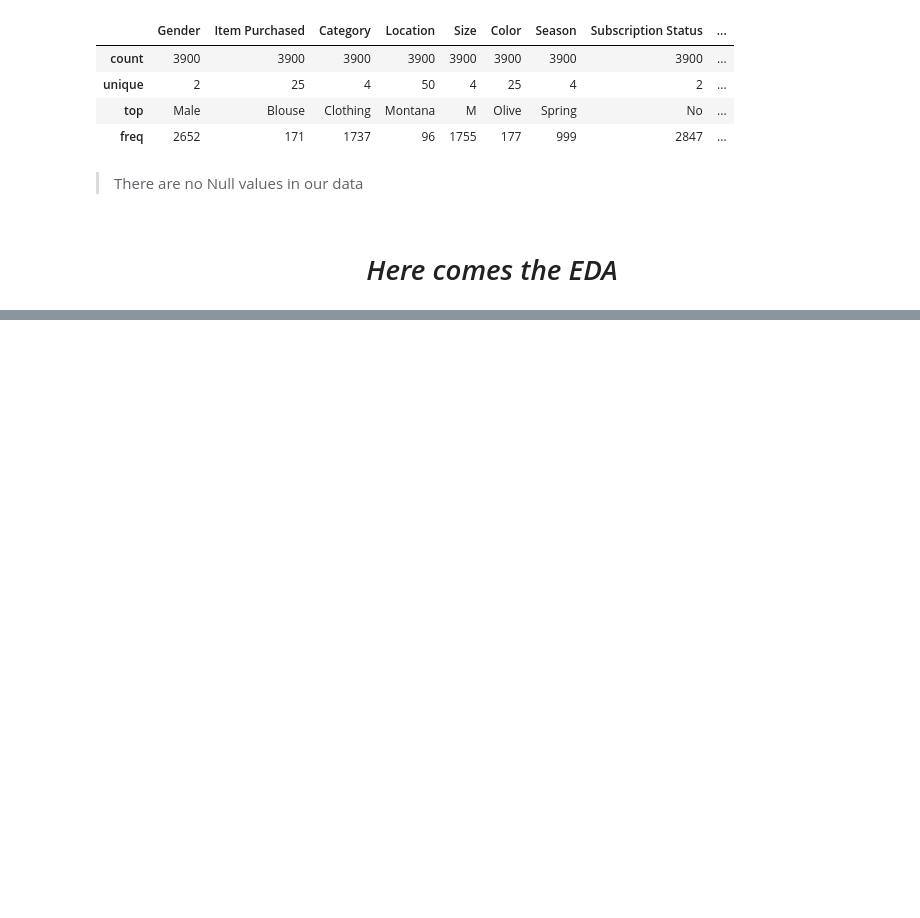
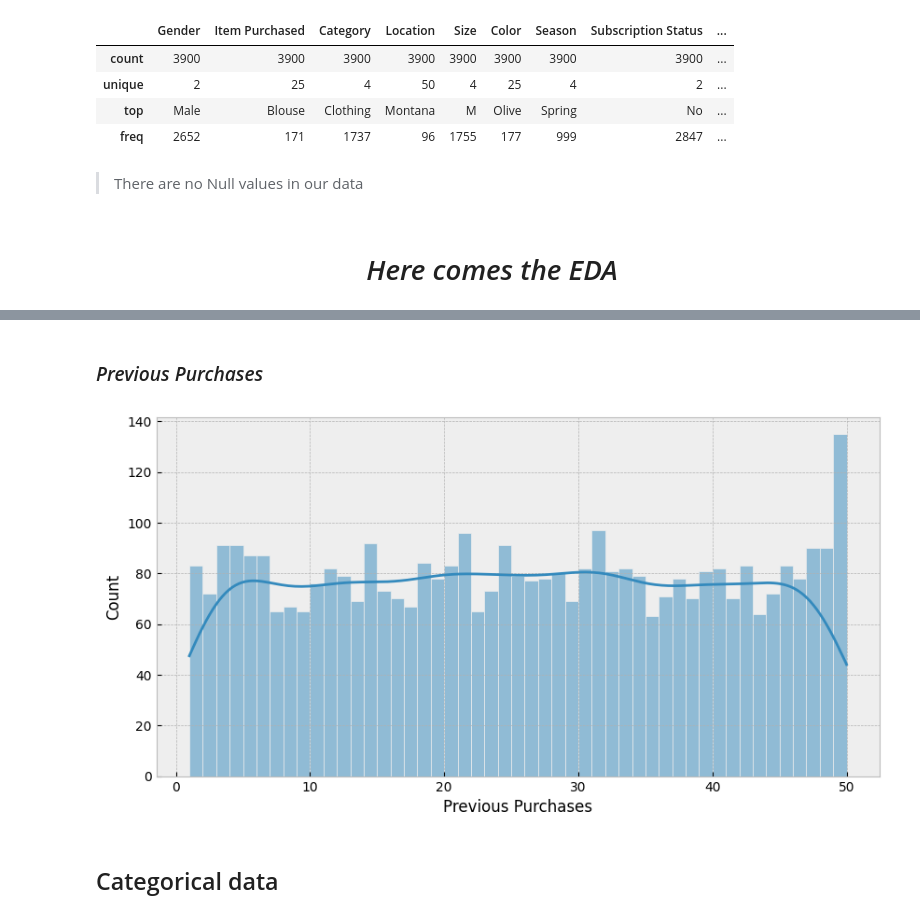
Before and after one commit to georgekovin/Consumer-Behavior-and-Shopping-Habits-Research, a Jupyter notebook: research.ipynb, the cells around one changed output, grey strips where cells are left out. Drawn from its saved outputs; the diff is of its cells as text; code cells hidden in the pictures; blank space fills up the shorter version.

```diff
--- a/research.ipynb
+++ b/research.ipynb
@@ -89,0 +132,8 @@ plt.show()
+# %% [markdown]
+### *Previous Purchases*
+# %%
+show_histplot('Previous Purchases')
+# %% [output]
+[figure, added]
+# %% [markdown]
+## Categorical data
```
Also changed, not shown: parts of 44 cells of this notebook.
